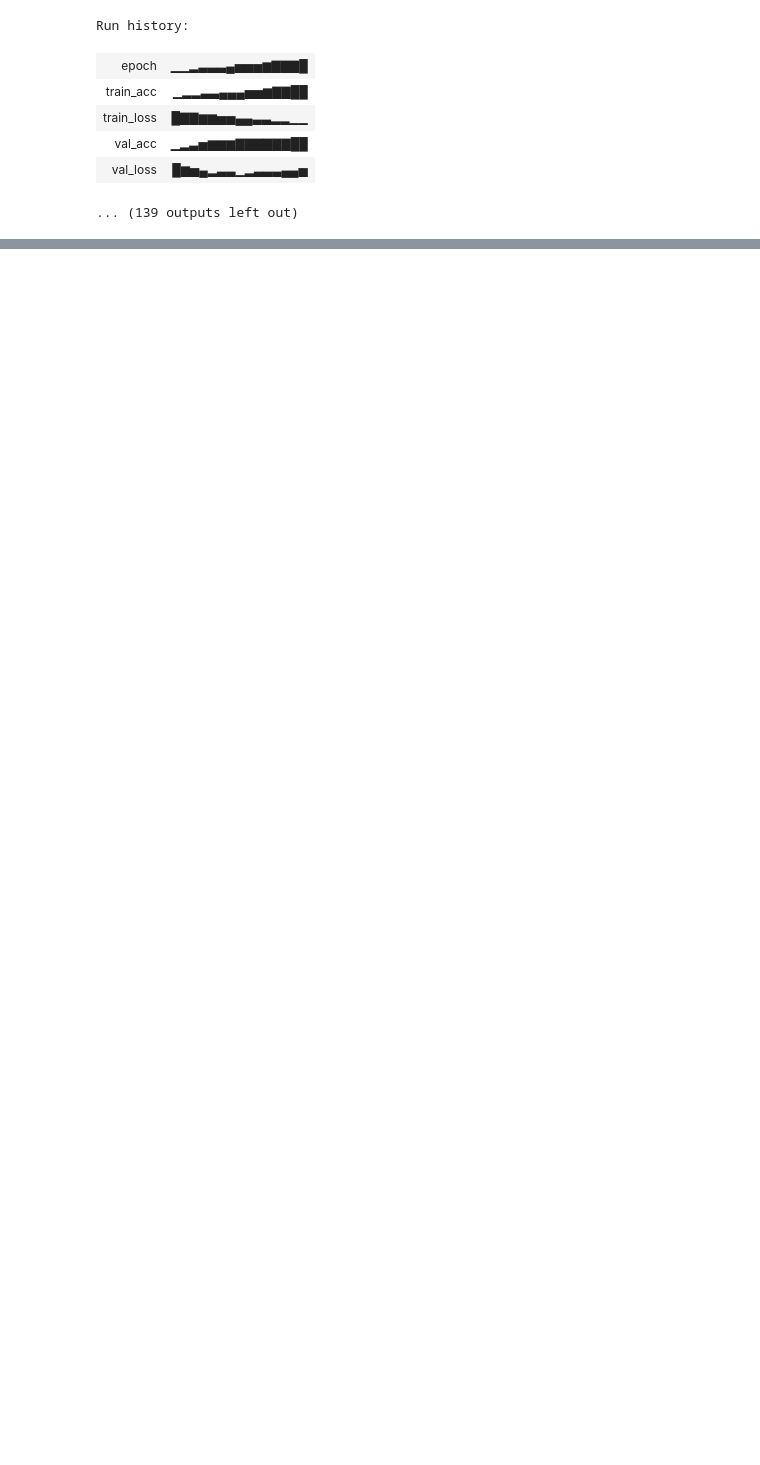
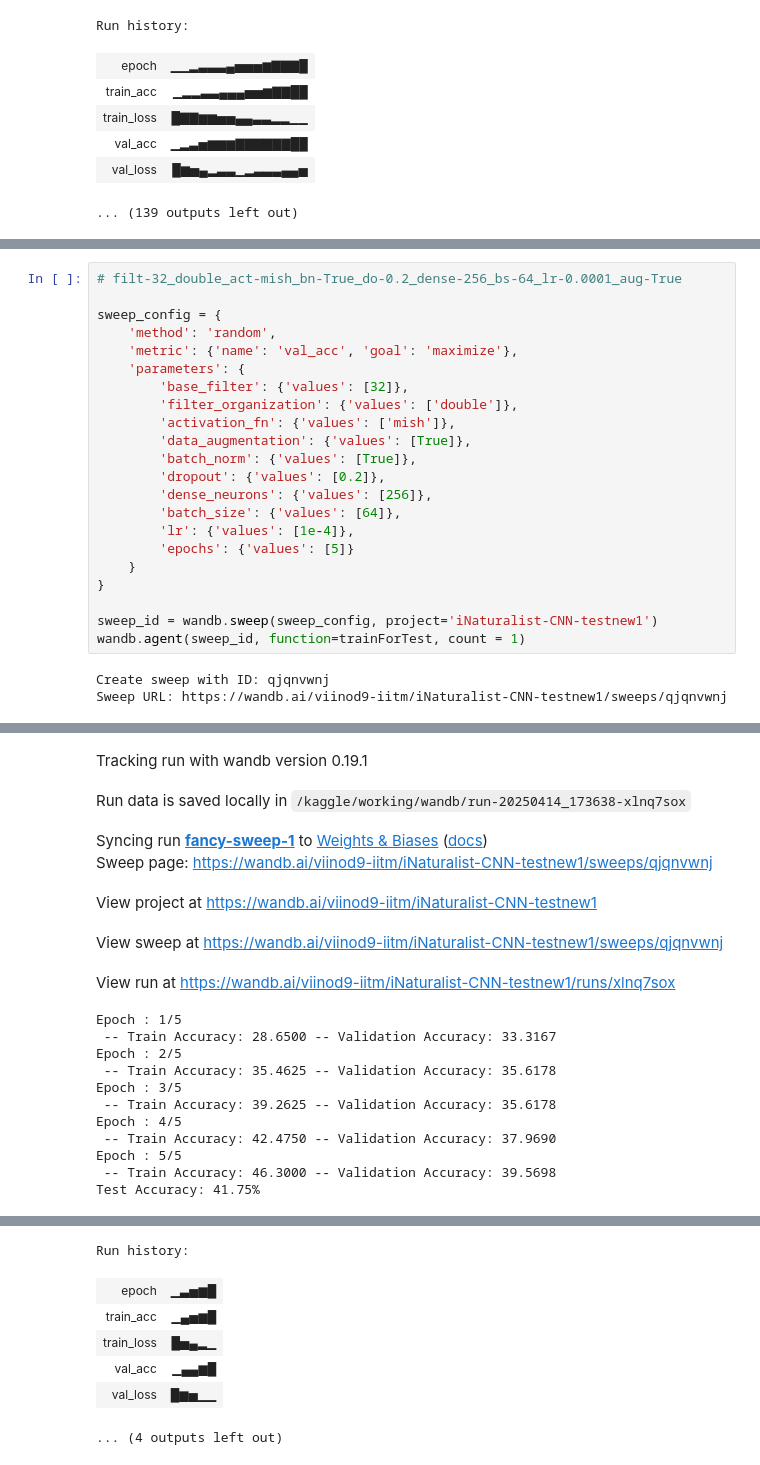
Before and after one commit to viinod9/DA6401_MA23M026_A2, a Jupyter notebook: Part A/MA23M026_A2_PartA.ipynb, the cells around one changed output, grey strips where cells are left out. Cells and saved outputs as stored; diff of their text form; blank space fills up the shorter version.

```diff
--- a/Part A/MA23M026_A2_PartA.ipynb
+++ b/Part A/MA23M026_A2_PartA.ipynb
@@ -626,0 +832,25 @@ Run history:
+# %%
+# filt-32_double_act-mish_bn-True_do-0.2_dense-256_bs-64_lr-0.0001_aug-True
+
+sweep_config = {
+    'method': 'random',
+    'metric': {'name': 'val_acc', 'goal': 'maximize'},
+    'parameters': {
+        'base_filter': {'values': [32]},
+        'filter_organization': {'values': ['double']},
+        'activation_fn': {'values': ['mish']},
+        'data_augmentation': {'values': [True]},
+        'batch_norm': {'values': [True]},
+        'dropout': {'values': [0.2]},
+        'dense_neurons': {'values': [256]},
+        'batch_size': {'values': [64]},
+        'lr': {'values': [1e-4]},
+        'epochs': {'values': [5]}
+    }
+}
+
+sweep_id = wandb.sweep(sweep_config, project='iNaturalist-CNN-testnew1')
+wandb.agent(sweep_id, function=trainForTest, count = 1)
+# %% [output]
+Create sweep with ID: qjqnvwnj
+Sweep URL: https://wandb.ai/viinod9-iitm/iNaturalist-CNN-testnew1/sweeps/qjqnvwnj
@@ -626,0 +868,18 @@ Run history:
+Tracking run with wandb version 0.19.1
+Run data is saved locally in /kaggle/working/wandb/run-20250414_173638-xlnq7sox
+Syncing run fancy-sweep-1 to Weights & Biases (docs)
+Sweep page: https://wandb.ai/viinod9-iitm/iNaturalist-CNN-testnew1/sweeps/qjqnvwnj
+View project at https://wandb.ai/viinod9-iitm/iNaturalist-CNN-testnew1
+View sweep at https://wandb.ai/viinod9-iitm/iNaturalist-CNN-testnew1/sweeps/qjqnvwnj
+View run at https://wandb.ai/viinod9-iitm/iNaturalist-CNN-testnew1/runs/xlnq7sox
+Epoch : 1/5
+ -- Train Accuracy: 28.6500 -- Validation Accuracy: 33.3167
+Epoch : 2/5
+ -- Train Accuracy: 35.4625 -- Validation Accuracy: 35.6178
+Epoch : 3/5
+ -- Train Accuracy: 39.2625 -- Validation Accuracy: 35.6178
+Epoch : 4/5
+ -- Train Accuracy: 42.4750 -- Validation Accuracy: 37.9690
+Epoch : 5/5
+ -- Train Accuracy: 46.3000 -- Validation Accuracy: 39.5698
+Test Accuracy: 41.75%
@@ -626,0 +887,7 @@ Run history:
+Run history:
+| epoch | ▁▃▅▆█ |
+| train_acc | ▁▄▅▆█ |
+| train_loss | █▅▄▂▁ |
+| val_acc | ▁▄▄▆█ |
+| val_loss | █▆▅▁▁ |
+... (4 outputs left out)
```
Also changed, not shown: parts of 13 cells of this notebook.
